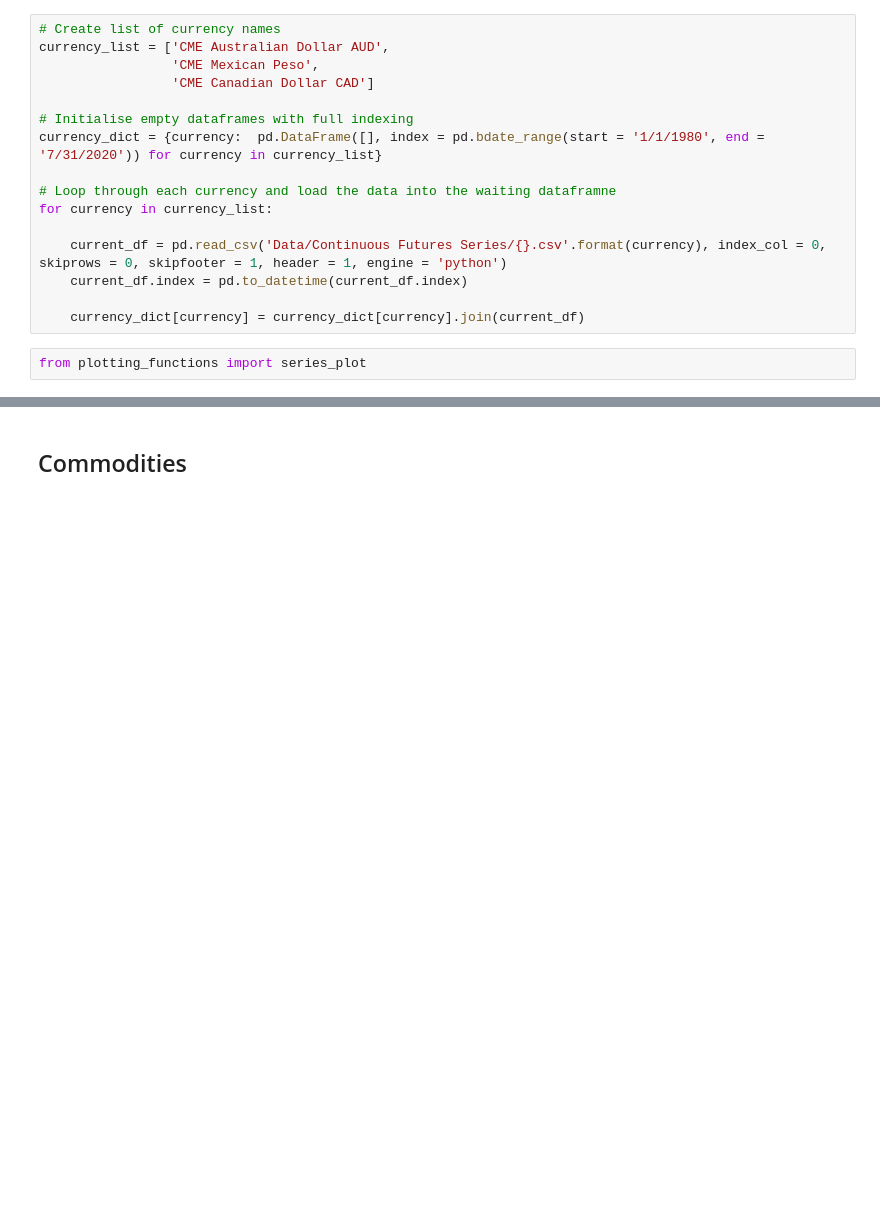
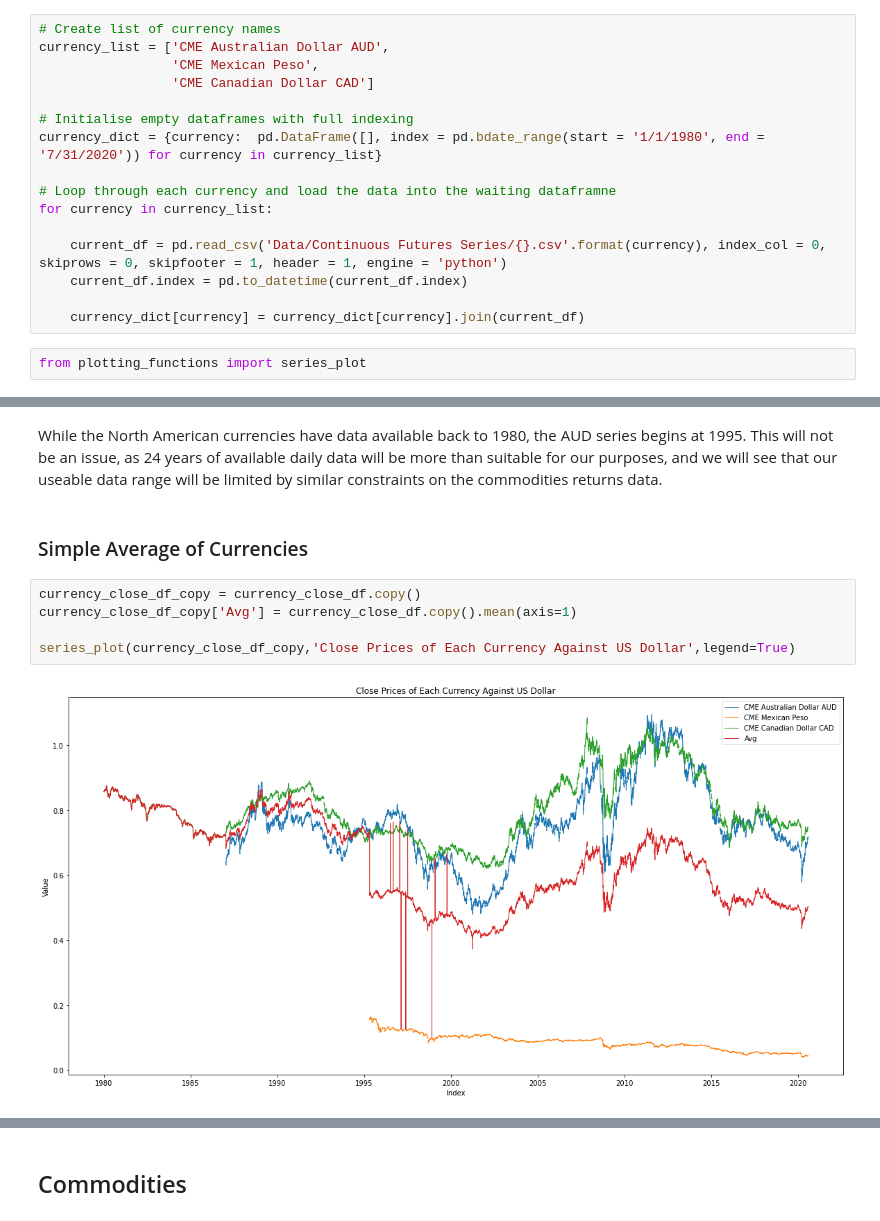
Before and after one commit to andrewmelville/M4R-Project, a Jupyter notebook: Exploratory Analysis of Real Futures Data.ipynb, the cells around one changed output, grey strips where cells are left out. Saved outputs shown, nothing was run; the diff lists cells and outputs as text; blank space fills up the shorter version.

```diff
--- a/Exploratory Analysis of Real Futures Data.ipynb
+++ b/Exploratory Analysis of Real Futures Data.ipynb
@@ -39,0 +40,11 @@ TypeError: series_plot() missing 1 required positional argument: 'linewidths'
+# %% [markdown]
+While the North American currencies have data available back to 1980, the AUD series begins at 1995. This will not be an issue, as 24 years of available daily data will be more than suitable for our purposes, and we will see that our useable data range will be limited by similar constraints on the commodities returns data.
+# %% [markdown]
+### Simple Average of Currencies
+# %%
+currency_close_df_copy = currency_close_df.copy()
+currency_close_df_copy['Avg'] = currency_close_df.copy().mean(axis=1)
+
+series_plot(currency_close_df_copy,'Close Prices of Each Currency Against US Dollar',legend=True)
+# %% [output]
+[figure, added]
```
Also changed, not shown: parts of 16 cells of this notebook, 1 other file.
